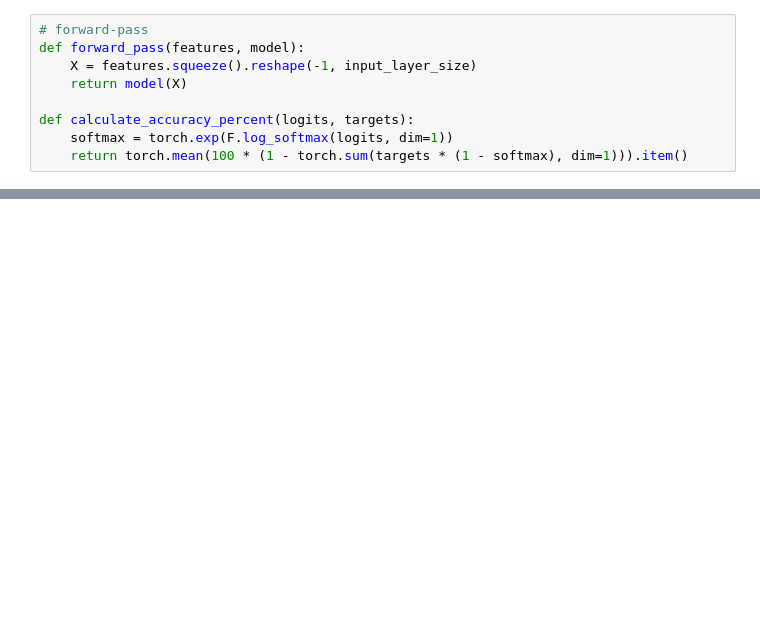
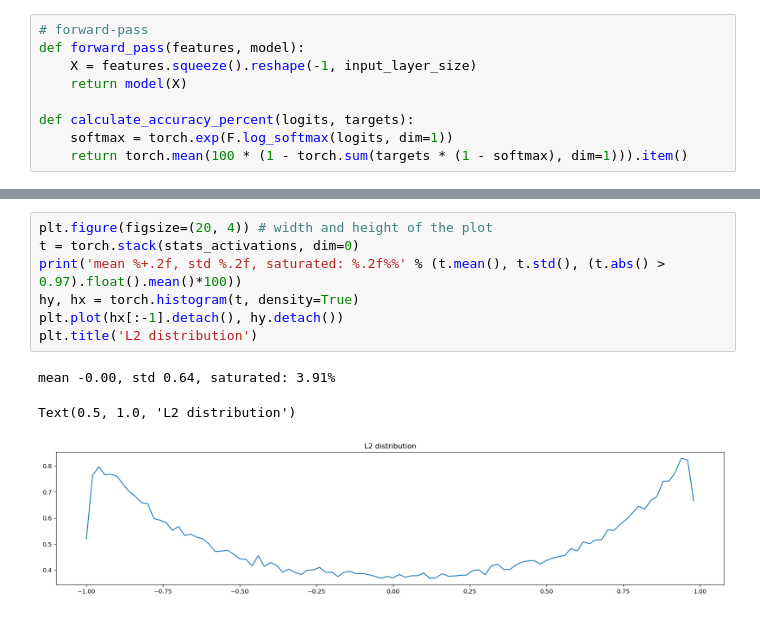
Before and after one commit to mkowalczyk88/microgradSoftmaxPlayground, a Jupyter notebook: pytorch_playground2.ipynb, the cells around one changed output, grey strips where cells are left out. Saved outputs shown, nothing was run; the diff lists cells and outputs as text; blank space fills up the shorter version.

```diff
--- a/pytorch_playground2.ipynb
+++ b/pytorch_playground2.ipynb
@@ -136,3 +151,14 @@ plt.show()
+# %%
+plt.figure(figsize=(20, 4)) # width and height of the plot
+t = torch.stack(stats_activations, dim=0)
+print('mean %+.2f, std %.2f, saturated: %.2f%%' % (t.mean(), t.std(), (t.abs() > 0.97).float().mean()*100))
+hy, hx = torch.histogram(t, density=True)
+plt.plot(hx[:-1].detach(), hy.detach())
+plt.title('L2 distribution')
+# %% [output]
+mean -0.00, std 0.64, saturated: 3.91%
+Text(0.5, 1.0, 'L2 distribution')
+[figure, added]
 # %%
 test_max_steps = 100
 
```
Also changed, not shown: parts of 7 cells of this notebook.
